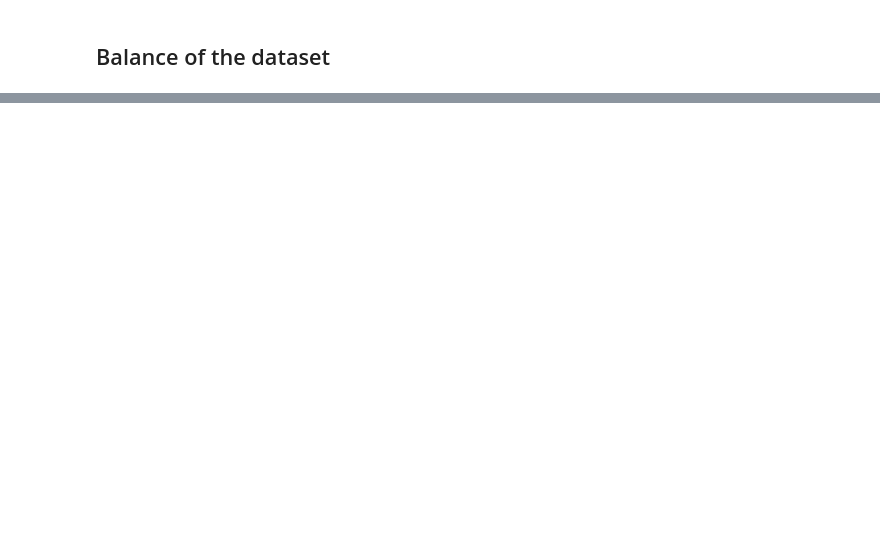
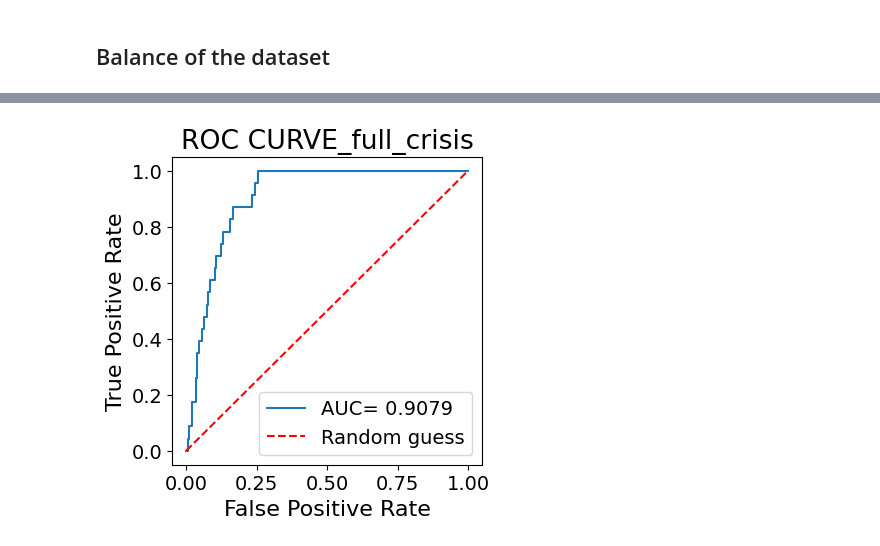
Before and after one commit to jonasstuds-gaard/master-thesis, a Jupyter notebook: Master Thesis/test.ipynb, the cells around one changed output, grey strips where cells are left out. Drawn from its saved outputs; the diff is of its cells as text; code cells hidden in the pictures; blank space fills up the shorter version.

Commit message:
Updated code with splitting and baseline models

```diff
--- a/Master Thesis/test.ipynb
+++ b/Master Thesis/test.ipynb
@@ -851,0 +865,10 @@ Name: count, dtype: int64
+# %%
+df_pre_crisis = df_winsorization[df_winsorization["regime"] == "pre_crisis"].copy()
+
+df_crisis = df_winsorization[df_winsorization["regime"] == "crisis"].copy()
+
+df_post_crisis = df_winsorization[df_winsorization["regime"] == "post_crisis"].copy()
+
+print(f"Pre-crisis shape: {df_pre_crisis.shape}")
+print(f"Crisis shape: {df_crisis.shape}")
+print(f"Post-crisis shape: {df_post_crisis.shape}")
@@ -851,0 +1290,71 @@ Name: count, dtype: int64
+# %%
+#=============================================================================================================================================================================================================
+# Baseline logistic regression: Full traning set and validation
+# Training period: 2007-2008
+# Final validation period: 2009
+#=============================================================================================================================================================================================================
+print("**************************** FULL TRAINING-SET OUT OF SAMPLE EVALUATION ****************************")
+
+log_reg_full_crisis = LogisticRegression(
+    max_iter=1000,
+    class_weight = "balanced",
+    random_state=42,
+    penalty=None)
+
+log_reg_full_crisis.fit(X_train_crisis, y_train_crisis)
+
+y_prob_full_crisis = log_reg_full_crisis.predict_proba(X_val_crisis)[:, 1]
+y_pred_full_crisis = log_reg_full_crisis.predict(X_val_crisis)
+
+auc_full_crisis = roc_auc_score(y_val_crisis, y_prob_full_crisis)
+
+print("Full AUC:", round(auc_full_crisis, 4))
+
+#=========================================
+# # Confusion matrix
+#=========================================
+
+tn_full_crisis,fp_full_crisis,fn_full_crisis,tp_full_crisis = confusion_matrix(y_val_crisis, y_pred_full_crisis).ravel() # ravel assignes the values to the variables.
+
+# Print confusion matrix
+print("Confusion Matrix:")
+print(f"[[TN={tn_full_crisis}, FP={fp_full_crisis}]")
+print(f" [FN={fn_full_crisis}, TP={tp_full_crisis}]]\n")
+
+print("Recall:", tp_full_crisis/(tp_full_crisis+fn_full_crisis))
+
+print("Specificity:", tn_full_crisis/(tn_full_crisis+fp_full_crisis))
+
+print("Precision:", tp_full_crisis/(tp_full_crisis+fp_full_crisis))
+
+print("Accuracy:", (tp_full_crisis+tn_full_crisis)/(tp_full_crisis+tn_full_crisis+fn_full_crisis+fp_full_crisis))
+
+#=========================================
+# # plotting ROC AUC
+#=========================================
+fpr_full_crisis,tpr_full_crisis,threshold_full_crisis = roc_curve(y_val_crisis,y_prob_full_crisis)
+
+roc_auc_full_crisis=auc(fpr_full_crisis,tpr_full_crisis)
+print("AUC full other method:", roc_auc_full_crisis)
+#Plotting ROC
+plt.figure(figsize=(4,4))
+plt.plot(fpr_full_crisis, tpr_full_crisis,label=f'AUC= {roc_auc_full_crisis:.4f}')
+plt.plot([0,1],[0,1], "r--", label="Random guess")
+plt.xlabel('False Positive Rate')
+plt.ylabel('True Positive Rate')
+plt.title('ROC CURVE_full_crisis')
+plt.legend()
+plt.tight_layout
+plt.show()
+
+
+print("**************************** FULL TRAINING-SET IN SAMPLE EVALUATION ****************************")
+
+
+y_prob_train_full_crisis = log_reg_full_crisis.predict_proba(X_train_crisis)[:, 1]
+
+train_auc_full_crisis = roc_auc_score(y_train_crisis, y_prob_train_full_crisis)
+
+print("Full training training AUC:", round(train_auc_full_crisis, 4))
+print("Full traning validation AUC:", round(auc_full_crisis, 4))
+# %% [output]
@@ -851,0 +1372 @@ Name: count, dtype: int64
+[figure, added]
```
Also changed, not shown: parts of 25 cells of this notebook, 1 other file.
